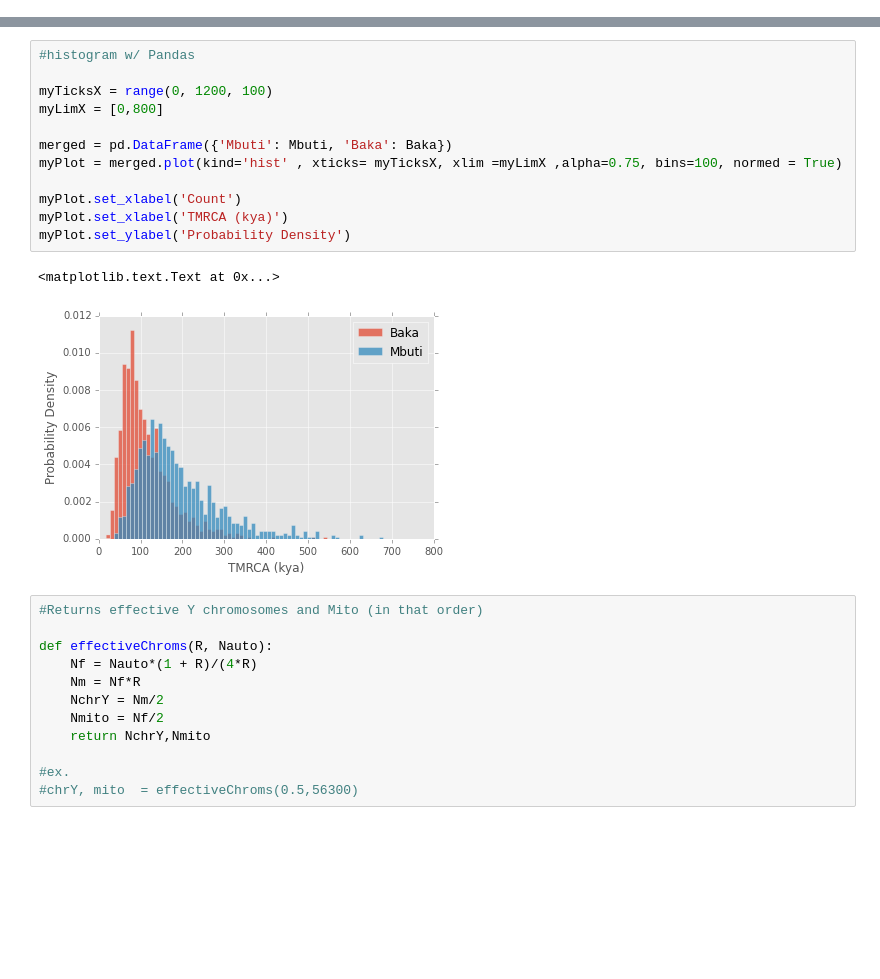
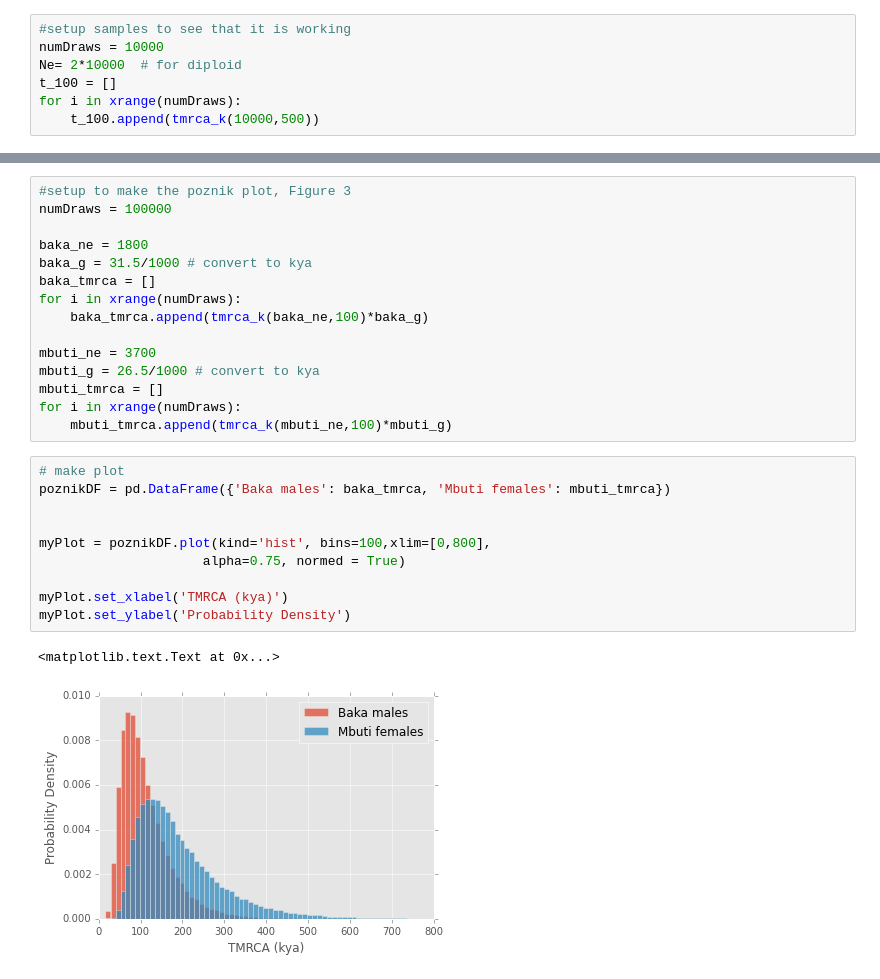
Before and after one commit to moetjens/ChimpY, a Jupyter notebook: TMRCA_Distribution.ipynb, the cells around one changed output, grey strips where cells are left out. Cells and saved outputs as stored; diff of their text form; blank space fills up the shorter version.

```diff
--- a/TMRCA_Distribution.ipynb
+++ b/TMRCA_Distribution.ipynb
@@ -35,0 +64,7 @@ pickle.dump(Baka, open("Baka.100K.save","wb"))
+# %%
+#setup samples to see that it is working
+numDraws = 10000
+Ne= 2*10000  # for diploid
+t_100 = []
+for i in xrange(numDraws):
+    t_100.append(tmrca_k(10000,500))
@@ -36,27 +78,28 @@ pickle.dump(Baka, open("Baka.100K.save","wb"))
+# %%
+#setup to make the poznik plot, Figure 3
+numDraws = 100000
+
+baka_ne = 1800
+baka_g = 31.5/1000 # convert to kya
+baka_tmrca = []
+for i in xrange(numDraws):
+    baka_tmrca.append(tmrca_k(baka_ne,100)*baka_g)
+
+mbuti_ne = 3700
+mbuti_g = 26.5/1000 # convert to kya
+mbuti_tmrca = []
+for i in xrange(numDraws):
+    mbuti_tmrca.append(tmrca_k(mbuti_ne,100)*mbuti_g)
 # %%
-#histogram w/ Pandas
+# make plot
+poznikDF = pd.DataFrame({'Baka males': baka_tmrca, 'Mbuti females': mbuti_tmrca})
 
-myTicksX = range(0, 1200, 100)
-myLimX = [0,800]
 
-merged = pd.DataFrame({'Mbuti': Mbuti, 'Baka': Baka})
-myPlot = merged.plot(kind='hist' , xticks= myTicksX, xlim =myLimX ,alpha=0.75, bins=100, normed = True)
+myPlot = poznikDF.plot(kind='hist', bins=100,xlim=[0,800],
+                     alpha=0.75, normed = True)
 
-myPlot.set_xlabel('Count')
 myPlot.set_xlabel('TMRCA (kya)')
 myPlot.set_ylabel('Probability Density')
 # %% [output]
 <matplotlib.text.Text at 0x...>
-[figure, old version]
+[figure, new version]
-# %%
-#Returns effective Y chromosomes and Mito (in that order)
-
-def effectiveChroms(R, Nauto):
-    Nf = Nauto*(1 + R)/(4*R)
-    Nm = Nf*R
-    NchrY = Nm/2
-    Nmito = Nf/2
-    return NchrY,Nmito
-
-#ex.
-#chrY, mito  = effectiveChroms(0.5,56300)
```
Also changed, not shown: parts of 23 cells of this notebook.
